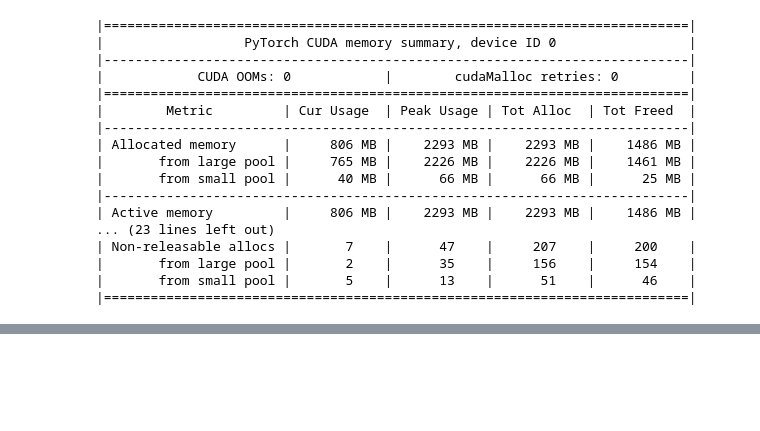
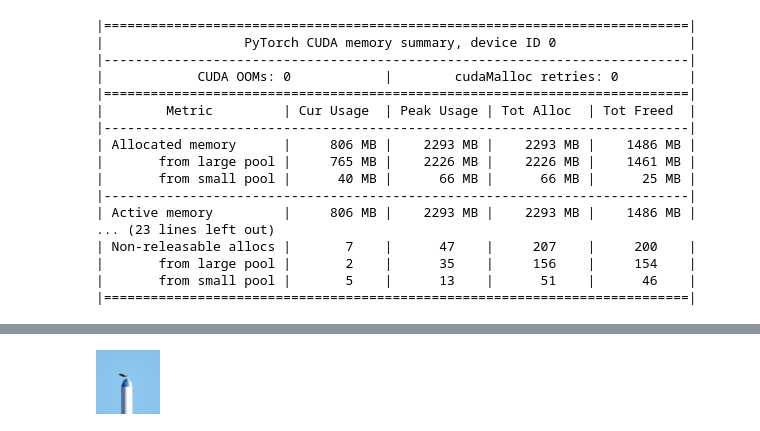
Before and after one commit to bookRa/copilot_glide, a Jupyter notebook: app.ipynb, the cells around one changed output, grey strips where cells are left out. Drawn from its saved outputs; the diff is of its cells as text; code cells hidden in the pictures; blank space fills up the shorter version.

```diff
--- a/app.ipynb
+++ b/app.ipynb
@@ -99,0 +117,5 @@ samples = diffusion.p_sample_loop(
+# %%
+bar = foo[:64, :64, :]
+Image.fromarray(bar)
+# %% [output]
+[figure, added]
```
Also changed, not shown: parts of 8 cells of this notebook.
